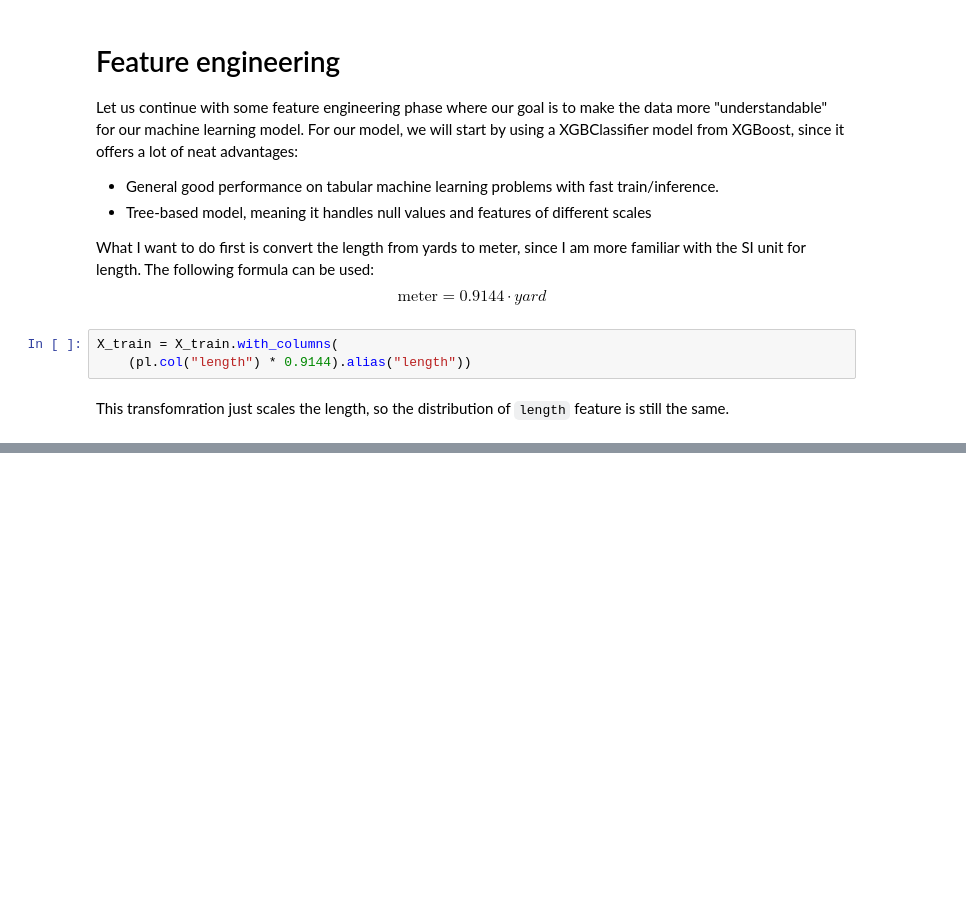
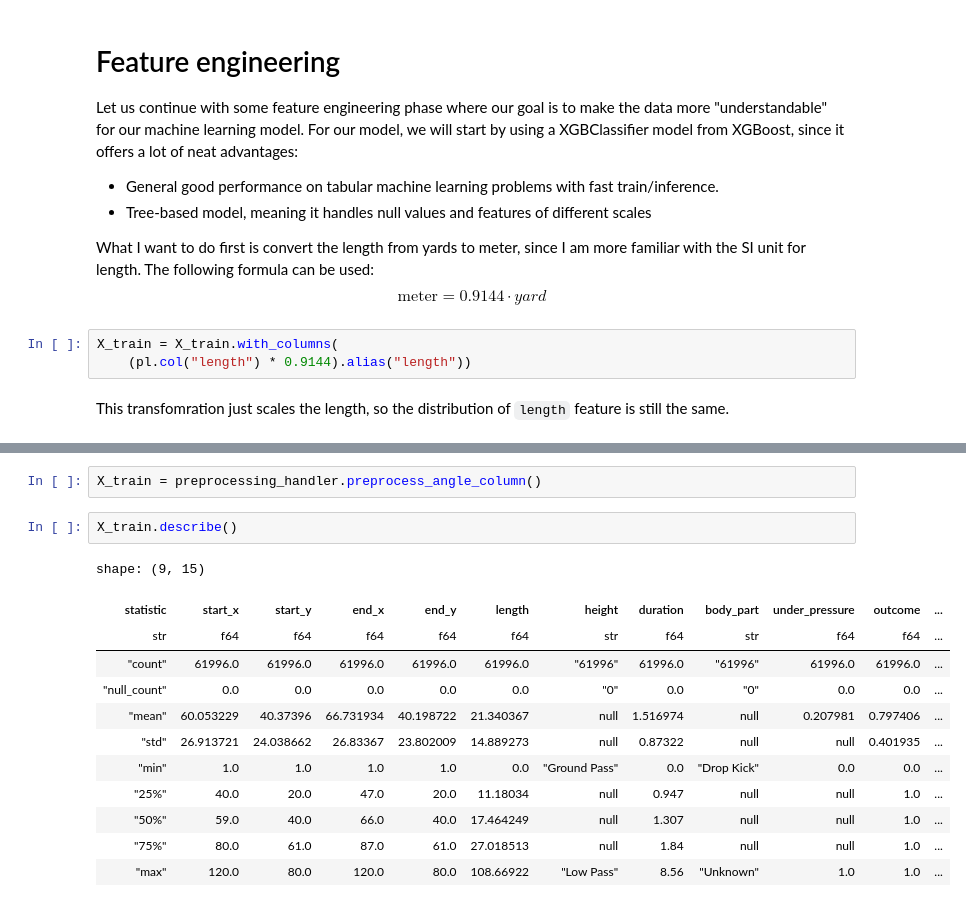
Before and after one commit to yucheng-fu/football_analytics, a Jupyter notebook: 02-analysis/02-analysis.ipynb, the cells around one changed output, grey strips where cells are left out. Cells and saved outputs as stored; diff of their text form; blank space fills up the shorter version.

```diff
--- a/02-analysis/02-analysis.ipynb
+++ b/02-analysis/02-analysis.ipynb
@@ -242,0 +254,17 @@ SyntaxError: keyword argument repeated: bins (1812038397.py, line 1)
+# %%
+X_train = preprocessing_handler.preprocess_angle_column()
+# %%
+X_train.describe()
+# %% [output]
+shape: (9, 15)
+| statistic | start_x | start_y | end_x | end_y | length | height | duration | body_part | under_pressure | outcome | ... |
+| str | f64 | f64 | f64 | f64 | f64 | str | f64 | str | f64 | f64 | ... |
+| "count" | 61996.0 | 61996.0 | 61996.0 | 61996.0 | 61996.0 | "61996" | 61996.0 | "61996" | 61996.0 | 61996.0 | ... |
+| "null_count" | 0.0 | 0.0 | 0.0 | 0.0 | 0.0 | "0" | 0.0 | "0" | 0.0 | 0.0 | ... |
+| "mean" | 60.053229 | 40.37396 | 66.731934 | 40.198722 | 21.340367 | null | 1.516974 | null | 0.207981 | 0.797406 | ... |
+| "std" | 26.913721 | 24.038662 | 26.83367 | 23.802009 | 14.889273 | null | 0.87322 | null | null | 0.401935 | ... |
+| "min" | 1.0 | 1.0 | 1.0 | 1.0 | 0.0 | "Ground Pass" | 0.0 | "Drop Kick" | 0.0 | 0.0 | ... |
+| "25%" | 40.0 | 20.0 | 47.0 | 20.0 | 11.18034 | null | 0.947 | null | null | 1.0 | ... |
+| "50%" | 59.0 | 40.0 | 66.0 | 40.0 | 17.464249 | null | 1.307 | null | null | 1.0 | ... |
+| "75%" | 80.0 | 61.0 | 87.0 | 61.0 | 27.018513 | null | 1.84 | null | null | 1.0 | ... |
+| "max" | 120.0 | 80.0 | 120.0 | 80.0 | 108.66922 | "Low Pass" | 8.56 | "Unknown" | 1.0 | 1.0 | ... |
```
Also changed, not shown: parts of 10 cells of this notebook, 2 other files.
